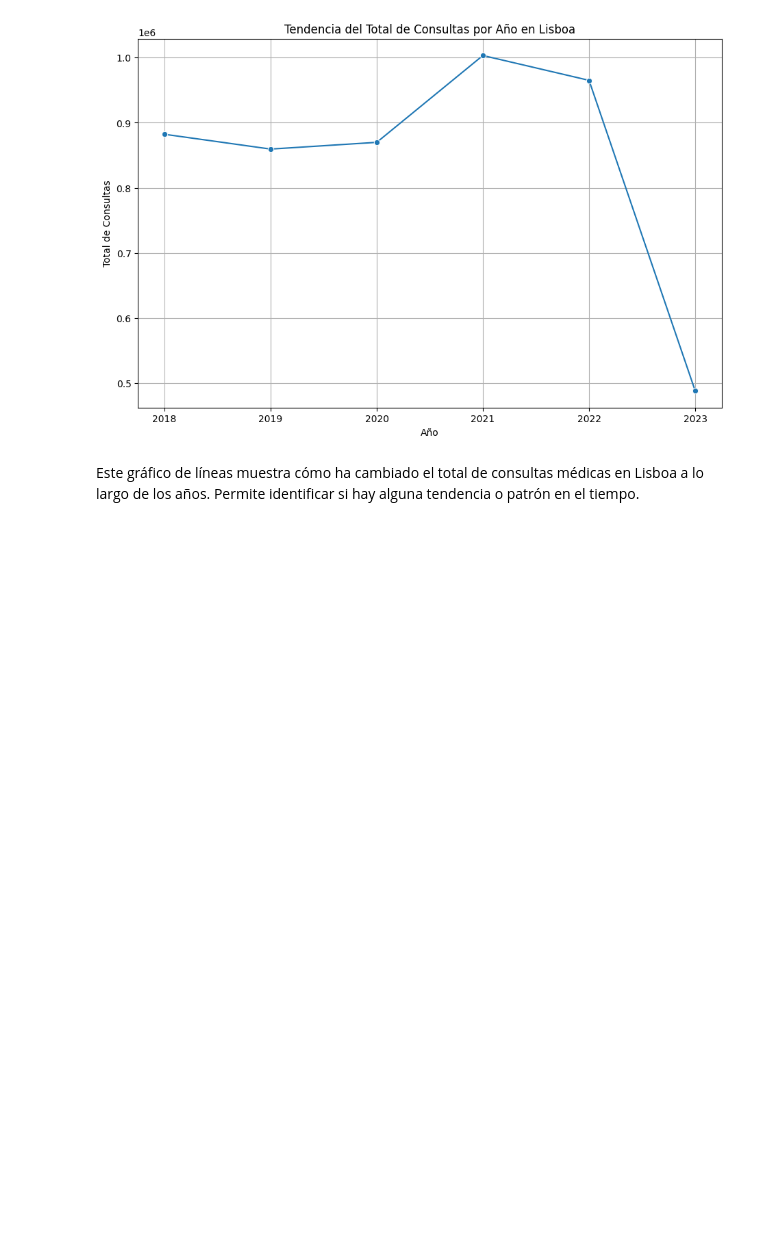
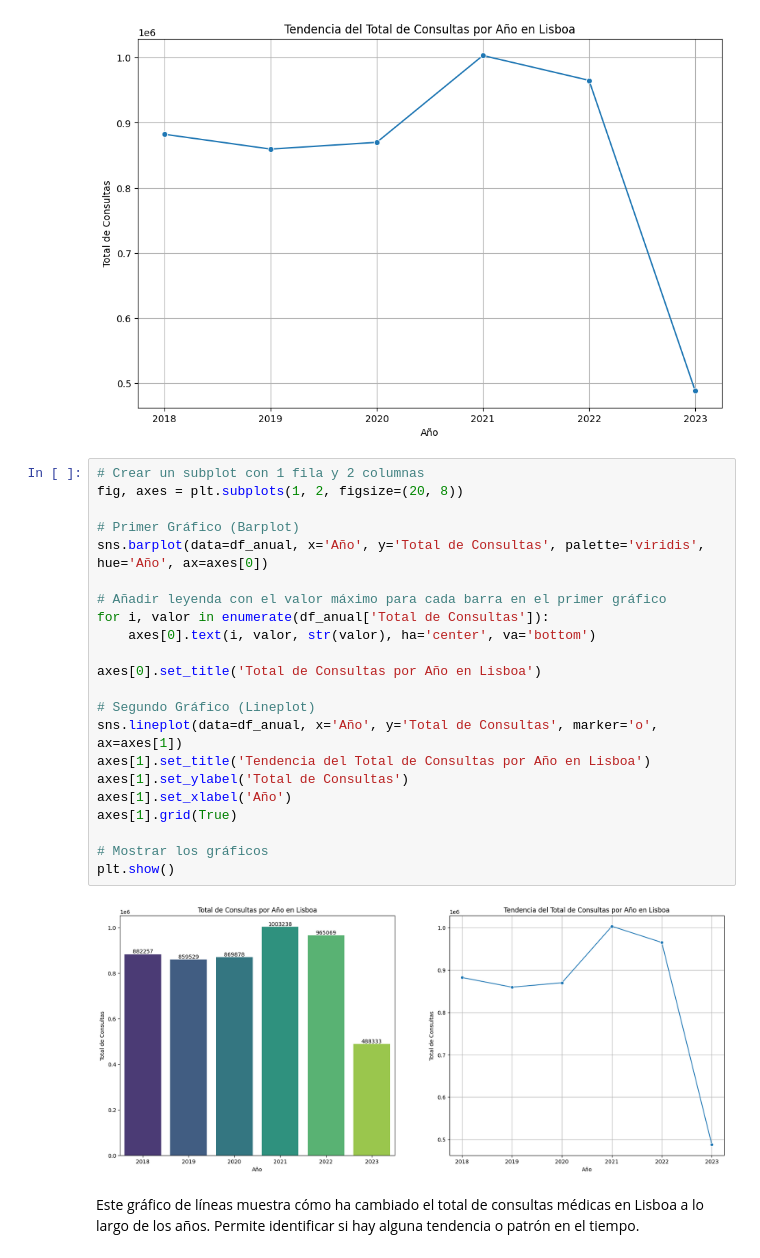
Before and after one commit to dardg24/eda_consultas_felicidad_prevalencia, a Jupyter notebook: EDA/notebooks/memoria.ipynb, the cells around one changed output. Drawn from its saved outputs; the diff is of its cells as text; blank space fills up the shorter version.

```diff
--- a/EDA/notebooks/memoria.ipynb
+++ b/EDA/notebooks/memoria.ipynb
@@ -493,6 +539,30 @@ plt.grid(True)
 plt.show()
 # %% [output]
 [figure]
+# %%
+# Crear un subplot con 1 fila y 2 columnas
+fig, axes = plt.subplots(1, 2, figsize=(20, 8))
+
+# Primer Gráfico (Barplot)
+sns.barplot(data=df_anual, x='Año', y='Total de Consultas', palette='viridis', hue='Año', ax=axes[0])
+
+# Añadir leyenda con el valor máximo para cada barra en el primer gráfico
+for i, valor in enumerate(df_anual['Total de Consultas']):
+    axes[0].text(i, valor, str(valor), ha='center', va='bottom')
+
+axes[0].set_title('Total de Consultas por Año en Lisboa')
+
+# Segundo Gráfico (Lineplot)
+sns.lineplot(data=df_anual, x='Año', y='Total de Consultas', marker='o', ax=axes[1])
+axes[1].set_title('Tendencia del Total de Consultas por Año en Lisboa')
+axes[1].set_ylabel('Total de Consultas')
+axes[1].set_xlabel('Año')
+axes[1].grid(True)
+
+# Mostrar los gráficos
+plt.show()
+# %% [output]
+[figure, added]
 # %% [markdown]
 Este gráfico de líneas muestra cómo ha cambiado el total de consultas médicas en Lisboa a lo largo de los años. Permite identificar si hay alguna tendencia o patrón en el tiempo.
 # %% [markdown]
```
Also changed, not shown: parts of 7 cells of this notebook.
